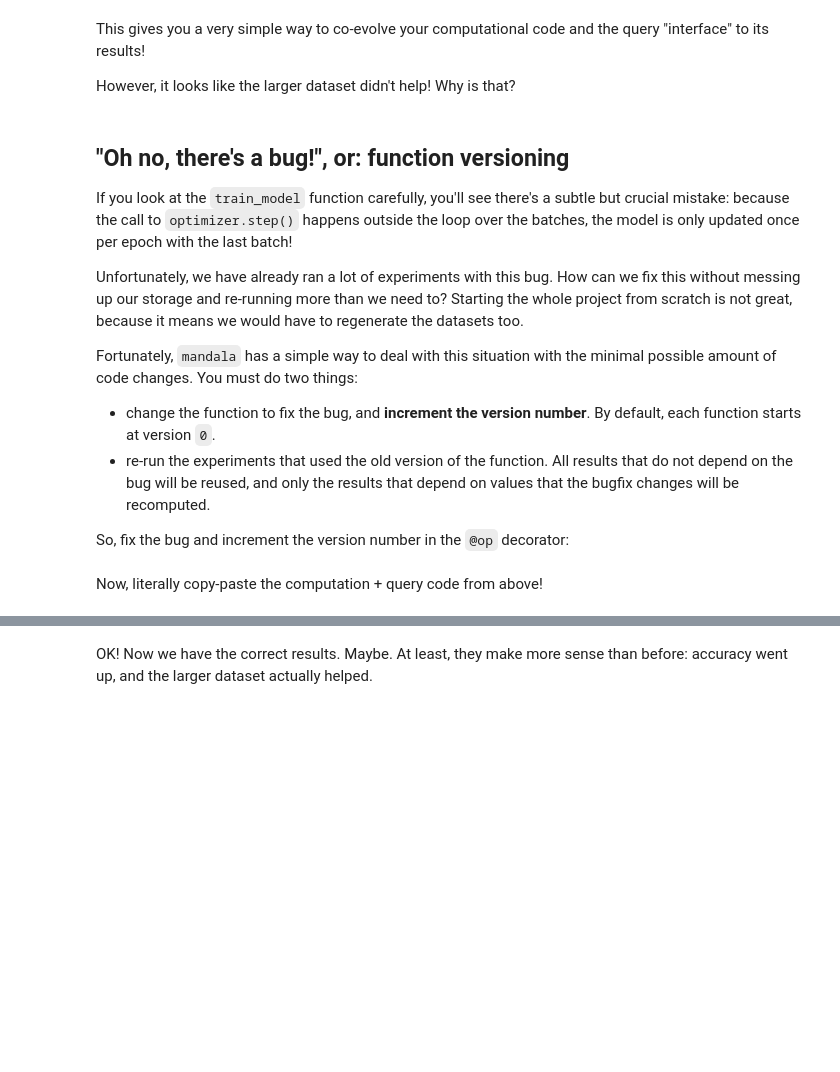
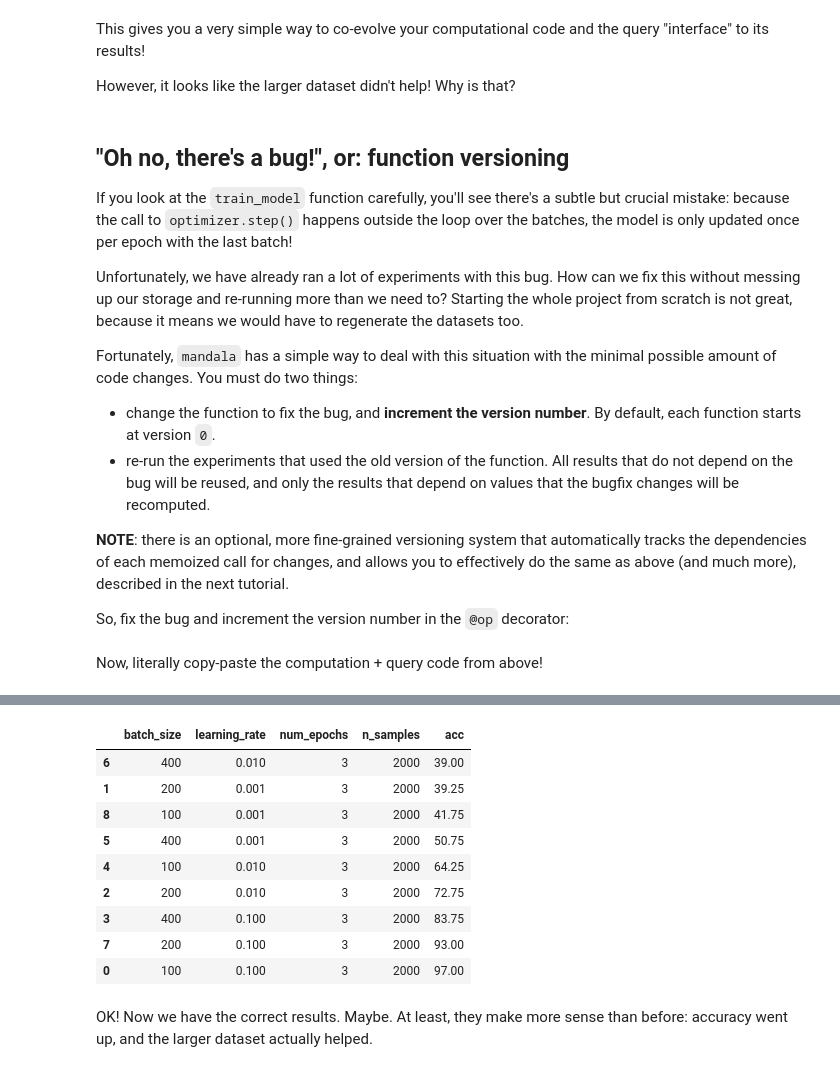
Before and after one commit to amakelov/mandala, a Jupyter notebook: tutorials/01_logistic.ipynb, the cells around one changed output, grey strips where cells are left out. Saved outputs shown, nothing was run; the diff lists cells and outputs as text; code cells hidden in the pictures; blank space fills up the shorter version.

```diff
--- a/tutorials/01_logistic.ipynb
+++ b/tutorials/01_logistic.ipynb
@@ -397,6 +522,11 @@ minimal possible amount of code changes. You must do two things:
   that do not depend on the bug will be reused, and only the results that
   depend on values that the bugfix changes will be recomputed.
 
+**NOTE**: there is an optional, more fine-grained versioning system that
+automatically tracks the dependencies of each memoized call for changes, and
+allows you to effectively do the same as above (and much more), described in the
+next tutorial.
+
 So, fix the bug and increment the version number in the `@op` decorator:
 # %%
 @op(version=1)
@@ -462,11 +592,11 @@ with storage.run():
                 )
 
 with storage.query() as q:
-    n_samples = Q().named("n_samples")
-    train_dataset, test_dataset = generate_dataset(n_samples)
-    batch_size = Q().named("batch_size")
-    learning_rate = Q().named("learning_rate")
-    model, acc = train_model(train_dataset, test_dataset, learning_rate, batch_size)
-    df = q.get_table(n_samples, batch_size, learning_rate, acc.named("accuracy"))
-
-df.sort_values(by=["accuracy"], ascending=False)
+    batch_size = Q() # input to computation; can match anything
+    n_samples = Q() # input to computation; can match anything
+    train_dataset, test_dataset = generate_dataset(n_samples=n_samples)
+    learning_rate = Q() # input to computation; can match anything
+    num_epochs = Q() # input to computation; can match anything
+    _, acc = train_model(train_dataset=train_dataset, test_dataset=test_dataset, learning_rate=learning_rate, batch_size=batch_size, num_epochs=num_epochs)
+storage.df(batch_size, learning_rate, num_epochs, n_samples, acc).sort_values(by='acc')
+# %% [output]
@@ -473,3 +620,13 @@ df.sort_values(by=["accuracy"], ascending=False)
+|  | batch_size | learning_rate | num_epochs | n_samples | acc |
+| 6 | 400 | 0.010 | 3 | 2000 | 39.00 |
+| 1 | 200 | 0.001 | 3 | 2000 | 39.25 |
+| 8 | 100 | 0.001 | 3 | 2000 | 41.75 |
+| 5 | 400 | 0.001 | 3 | 2000 | 50.75 |
+| 4 | 100 | 0.010 | 3 | 2000 | 64.25 |
+| 2 | 200 | 0.010 | 3 | 2000 | 72.75 |
+| 3 | 400 | 0.100 | 3 | 2000 | 83.75 |
+| 7 | 200 | 0.100 | 3 | 2000 | 93.00 |
+| 0 | 100 | 0.100 | 3 | 2000 | 97.00 |
 # %% [markdown]
 OK! Now we have the correct results. Maybe. At least, they make more sense than
 before: accuracy went up, and the larger dataset actually helped.
```
Also changed, not shown: parts of 15 cells of this notebook, 1 other file.
